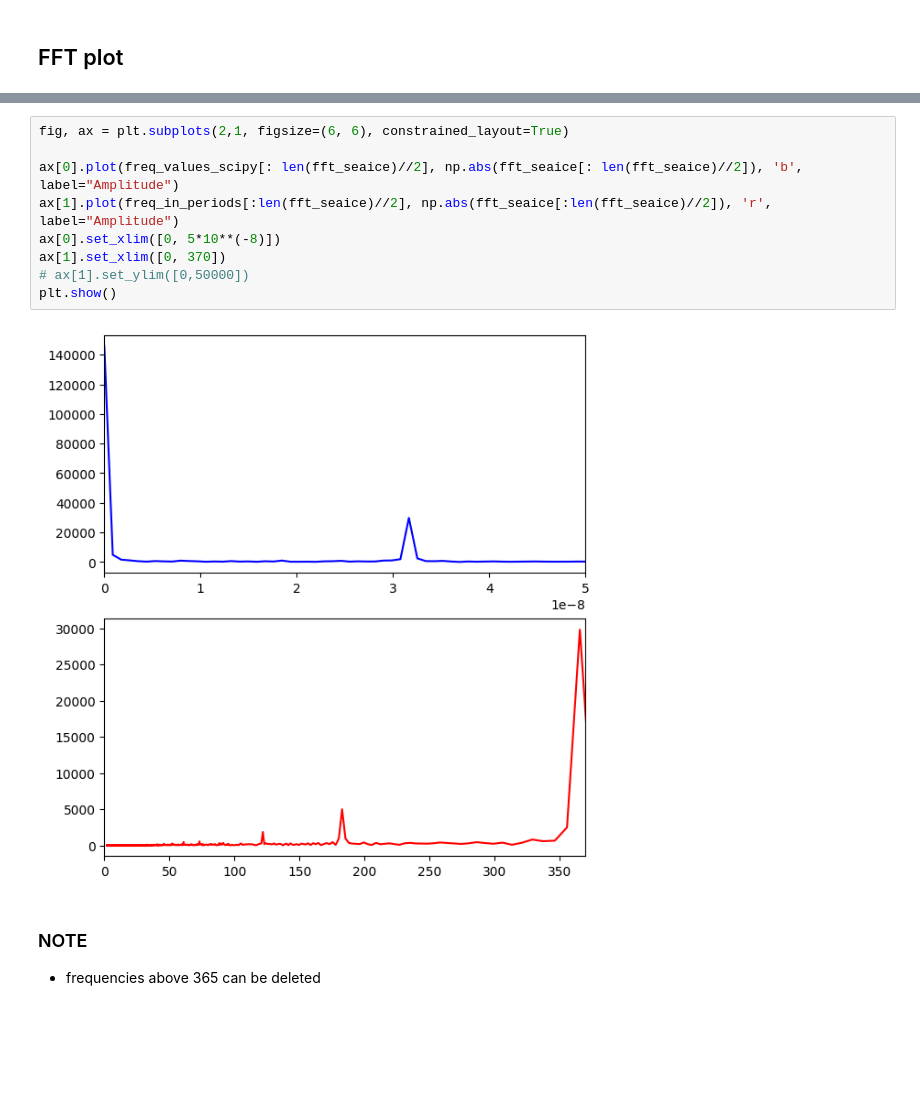
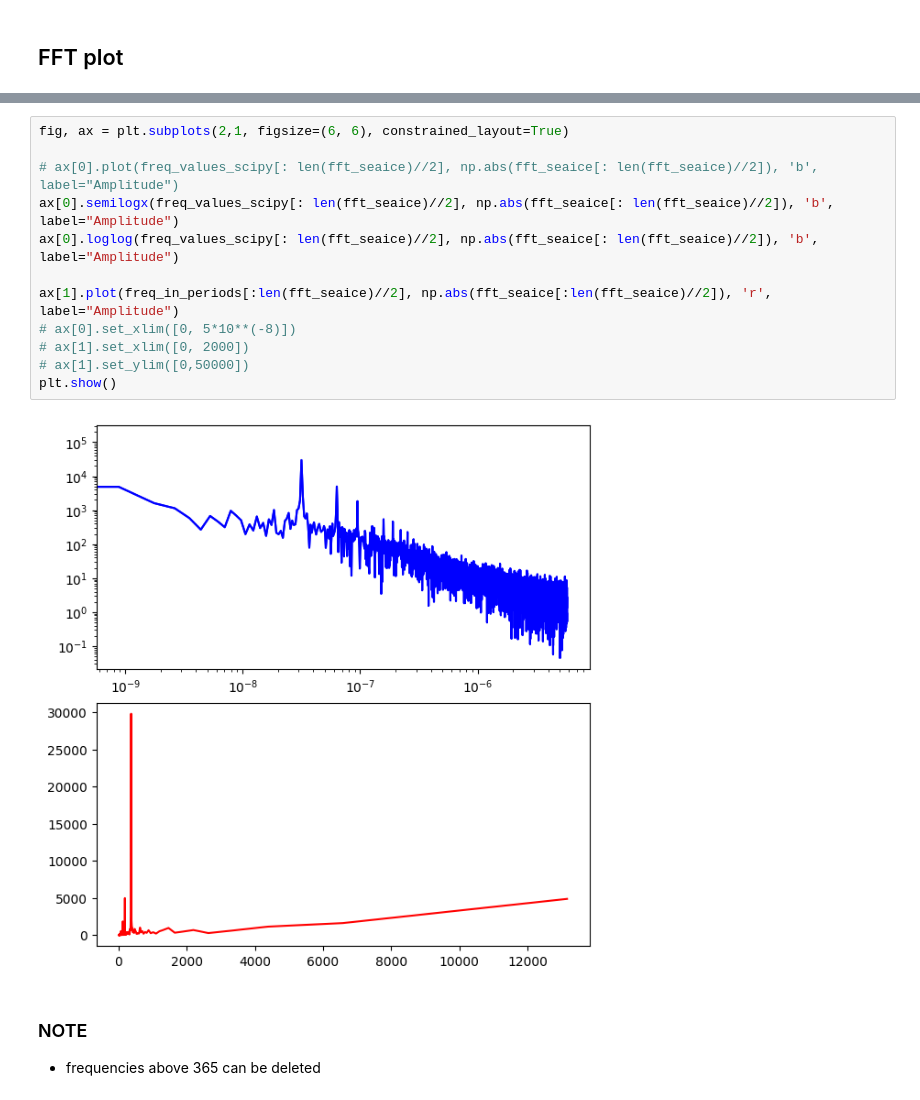
Before and after one commit to sameervk/OpenDataScienceSandbox, a Jupyter notebook: Forecasting/seaice_prediction.ipynb, the cells around one changed output, grey strips where cells are left out. Drawn from its saved outputs; the diff is of its cells as text; blank space fills up the shorter version.

Commit message:
seaice prediction update

```diff
--- a/Forecasting/seaice_prediction.ipynb
+++ b/Forecasting/seaice_prediction.ipynb
@@ -650,14 +660,17 @@ array([            inf,  13165.        ,   6582.5       , ...,
 # %%
 fig, ax = plt.subplots(2,1, figsize=(6, 6), constrained_layout=True)
 
-ax[0].plot(freq_values_scipy[: len(fft_seaice)//2], np.abs(fft_seaice[: len(fft_seaice)//2]), 'b', label="Amplitude")
+# ax[0].plot(freq_values_scipy[: len(fft_seaice)//2], np.abs(fft_seaice[: len(fft_seaice)//2]), 'b', label="Amplitude")
+ax[0].semilogx(freq_values_scipy[: len(fft_seaice)//2], np.abs(fft_seaice[: len(fft_seaice)//2]), 'b', label="Amplitude")
+ax[0].loglog(freq_values_scipy[: len(fft_seaice)//2], np.abs(fft_seaice[: len(fft_seaice)//2]), 'b', label="Amplitude")
+
 ax[1].plot(freq_in_periods[:len(fft_seaice)//2], np.abs(fft_seaice[:len(fft_seaice)//2]), 'r', label="Amplitude")
-ax[0].set_xlim([0, 5*10**(-8)])
-ax[1].set_xlim([0, 370])
+# ax[0].set_xlim([0, 5*10**(-8)])
+# ax[1].set_xlim([0, 2000])
 # ax[1].set_ylim([0,50000])
 plt.show()
 # %% [output]
-[figure, old version]
+[figure, new version]
 # %% [markdown]
 ### NOTE
 
```
Also changed, not shown: parts of 95 cells of this notebook, 4 other files.
